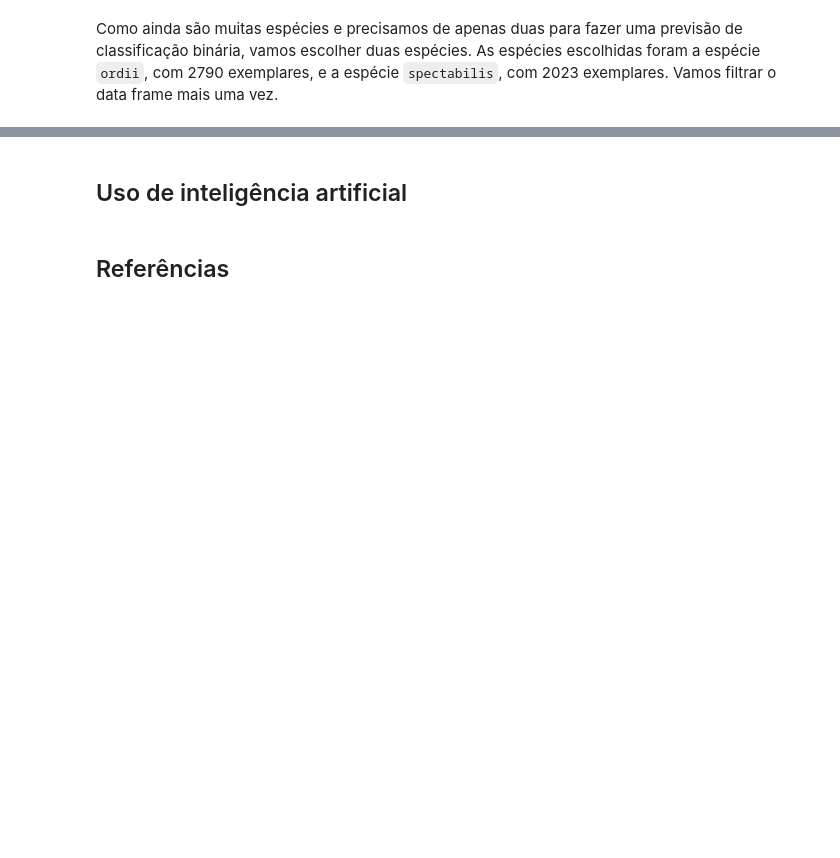
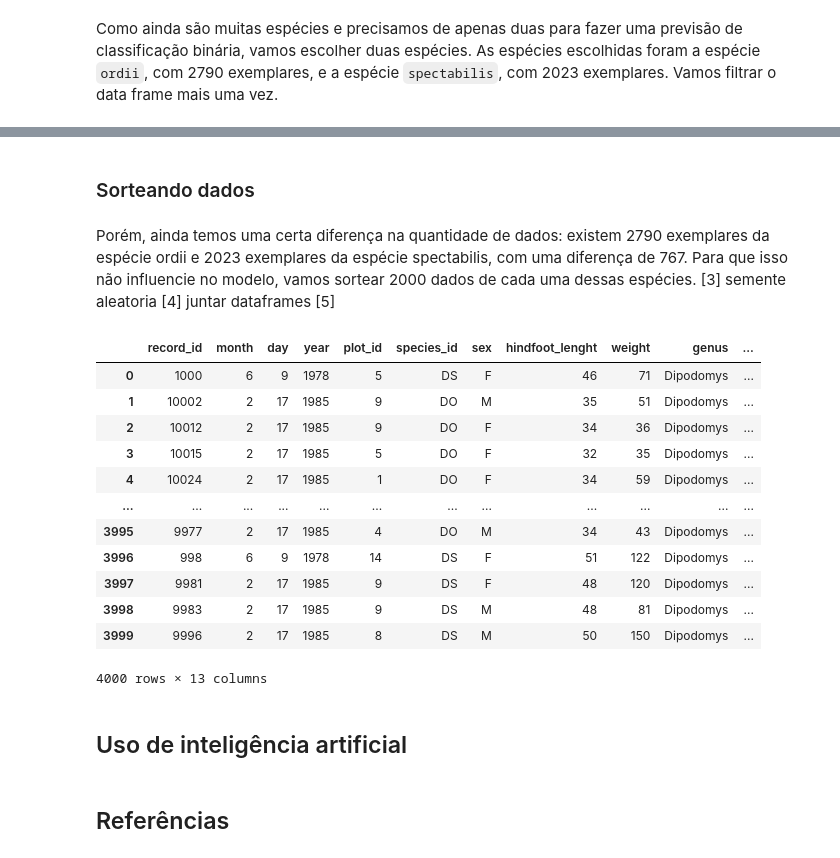
Before and after one commit to helocano/cubo-gelatinoso, a Jupyter notebook: CuboGelatinoso_HeloisaCano.ipynb, the cells around one changed output, grey strips where cells are left out. Drawn from its saved outputs; the diff is of its cells as text; code cells hidden in the pictures; blank space fills up the shorter version.

Commit message:
Obtém os dados aleatórios
Obtém os dados aleatórios, sendo 2000 da espécie ordii e 200 da espécie spectabilis

```diff
--- a/CuboGelatinoso_HeloisaCano.ipynb
+++ b/CuboGelatinoso_HeloisaCano.ipynb
@@ -83,6 +83,9 @@ correta de redigir um texto científico e implicará em descontos na pontuação
 ### Importando bibliotecas
 # %%
 import pandas as pd
+import random as rd
+
+semente_aleatoria = 1225
 # %% [markdown]
 ### Lendo o arquivo
 # %% [markdown]
@@ -147,3 +270,30 @@ df
+# %% [markdown]
+### Sorteando dados
+# %% [markdown]
+Porém, ainda temos uma certa diferença na quantidade de dados: existem 2790 exemplares da espécie ordii e 2023 exemplares da espécie spectabilis, com uma diferença de 767. Para que isso não influencie no modelo, vamos sortear 2000 dados de cada uma dessas espécies. [3] semente aleatoria [4] juntar dataframes [5]
+# %%
+df_ordii = df.loc[ df["species"] == "ordii" ]
+df_spectabilis = df.loc[ df["species"] == 'spectabilis' ]
+
+ordii_aleatorios = df_ordii.sample(2000, random_state = semente_aleatoria)
+spectabilis_aleatorios = df_spectabilis.sample(2000, random_state = semente_aleatoria)
+
+df = pd.merge(ordii_aleatorios, spectabilis_aleatorios, how = 'outer')
+df
+# %% [output]
+|  | record_id | month | day | year | plot_id | species_id | sex | hindfoot_lenght | weight | genus | ... |
+| 0 | 1000 | 6 | 9 | 1978 | 5 | DS | F | 46 | 71 | Dipodomys | ... |
+| 1 | 10002 | 2 | 17 | 1985 | 9 | DO | M | 35 | 51 | Dipodomys | ... |
+| 2 | 10012 | 2 | 17 | 1985 | 9 | DO | F | 34 | 36 | Dipodomys | ... |
+| 3 | 10015 | 2 | 17 | 1985 | 5 | DO | F | 32 | 35 | Dipodomys | ... |
+| 4 | 10024 | 2 | 17 | 1985 | 1 | DO | F | 34 | 59 | Dipodomys | ... |
+| ... | ... | ... | ... | ... | ... | ... | ... | ... | ... | ... | ... |
+| 3995 | 9977 | 2 | 17 | 1985 | 4 | DO | M | 34 | 43 | Dipodomys | ... |
+| 3996 | 998 | 6 | 9 | 1978 | 14 | DS | F | 51 | 122 | Dipodomys | ... |
+| 3997 | 9981 | 2 | 17 | 1985 | 9 | DS | F | 48 | 120 | Dipodomys | ... |
+| 3998 | 9983 | 2 | 17 | 1985 | 9 | DS | M | 48 | 81 | Dipodomys | ... |
+| 3999 | 9996 | 2 | 17 | 1985 | 8 | DS | M | 50 | 150 | Dipodomys | ... |
+4000 rows × 13 columns
 # %% [markdown]
 ## Uso de inteligência artificial
 # %% [markdown]
```
Also changed, not shown: parts of 10 cells of this notebook.
